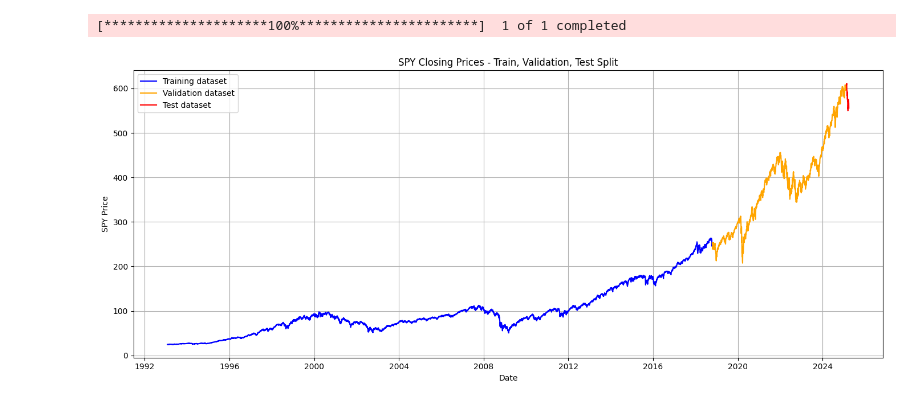
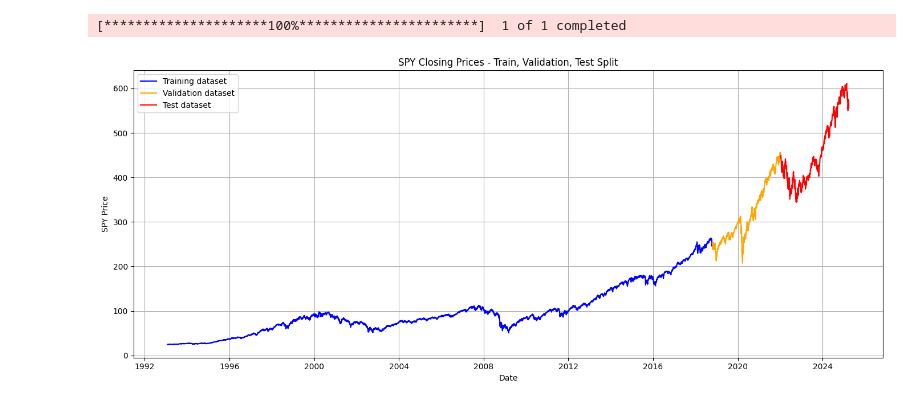
Before and after one commit to JingShelly/BA_Project, a Jupyter notebook: src/dataProcessing/dataSpliting_visual.ipynb, the cells around one changed output. Cells and saved outputs as stored; diff of their text form; code cells hidden in the pictures.

```diff
--- a/src/dataProcessing/dataSpliting_visual.ipynb
+++ b/src/dataProcessing/dataSpliting_visual.ipynb
@@ -1,34 +1,31 @@
 # %%
 import yfinance as yf
 import pandas as pd
 import matplotlib.pyplot as plt
 
-# Download SPY data
-spy = yf.download('SPY', end='2025-03-31')  # Ensure the 'end' date format is correct
-spy = spy[['Close']]  # We're only interested in the closing prices
+spy = yf.download('SPY', end='2025-03-31')
+spy = spy[['Close']]
 
-# Splitting the dataset into train, validation, and test sets
 train_size = int(len(spy) * 0.8)
-test_size = 30
+test_size = int(len(spy) * 0.1)
 val_size =  len(spy) - train_size - test_size
 
 
 train_set = spy[:train_size]
 val_set = spy[train_size: train_size + val_size]
 test_set = spy[train_size + val_size:]
 
-# Plotting the data
 plt.figure(figsize=(14, 6))
 plt.plot(train_set.index, train_set['Close'], label='Training dataset', color='blue')
 plt.plot(val_set.index, val_set['Close'], label='Validation dataset', color='orange')
 plt.plot(test_set.index, test_set['Close'], label='Test dataset', color='red')
 plt.title('SPY Closing Prices - Train, Validation, Test Split')
 plt.xlabel('Date')
 plt.ylabel('SPY Price')
 plt.legend()
 plt.grid(True)
 plt.tight_layout()
 plt.show()
 # %% [output]
 [*********************100%***********************]  1 of 1 completed
-[figure, old version]
+[figure, new version]
```
